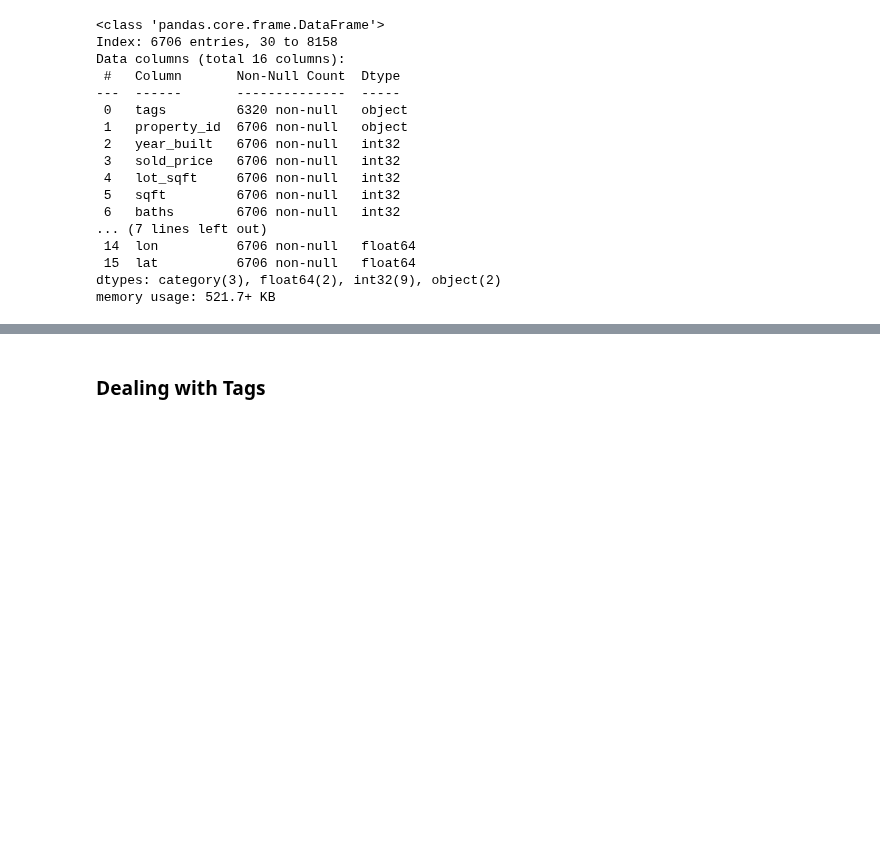
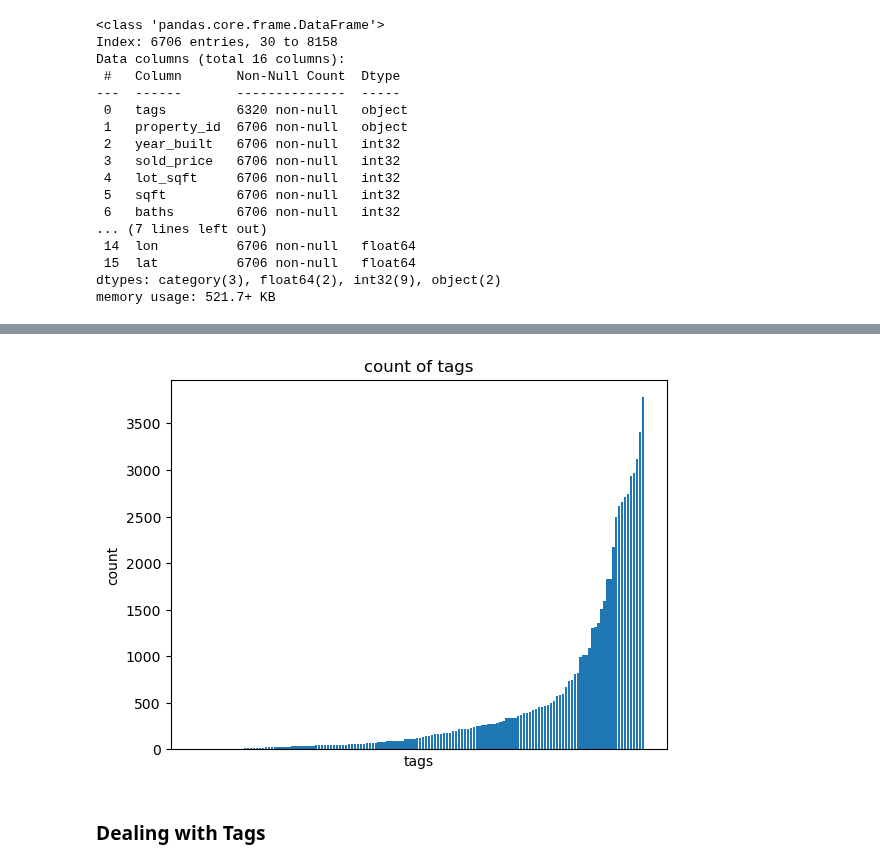
Before and after one commit to FinchWilliam/DS-Midterm-Project, a Jupyter notebook: notebooks/1 - EDA.ipynb, the cells around one changed output, grey strips where cells are left out. Saved outputs shown, nothing was run; the diff lists cells and outputs as text; code cells hidden in the pictures; blank space fills up the shorter version.

```diff
--- a/notebooks/1 - EDA.ipynb
+++ b/notebooks/1 - EDA.ipynb
@@ -346,8 +347,3 @@ Data columns (total 16 columns):
  15  lat          6706 non-null   float64
 dtypes: category(3), float64(2), int32(9), object(2)
 memory usage: 521.7+ KB
-# %%
-tags_df = df[['tags','property_id']].explode('tags')
-df = df.drop('tags',axis=1)
-df = pd.merge(tags_df, df, how='outer', on='property_id')
-df.drop_duplicates()
@@ -371,0 +350,12 @@ len(df['tags'].unique())
+# %%
+#lets break down all the tags so we can see how they feature
+tag_list = []
+for tag in df['tags']:
+    if isinstance(tag, list):
+        for mini_tag in tag:
+            # print(mini_tag)
+            tag_list.append(mini_tag)
+    else:
+        # print(tag, "not a minitag")
+        tag_list.append(tag)
+len(tag_list)
@@ -371,0 +364,9 @@ len(df['tags'].unique())
+# %%
+#turn that list of tags into a dataframe so I can easily see the count of how many times they're used along with the percent of total tags
+item_counts = pd.DataFrame()
+item_counts['tags'] = tag_list
+grouped_counts = item_counts.groupby('tags').size().reset_index(name='count')
+grouped_counts.sort_values('count', ascending=True, inplace=True, ignore_index=True)
+total_tags = len(tag_list)
+grouped_counts['percent_of_total'] = grouped_counts['count'] / total_tags *100
+grouped_counts
@@ -372,3 +387,13 @@ len(df['tags'].unique())
+# %%
+plt.bar(grouped_counts['tags'], grouped_counts['count'])
+plt.xlabel("tags")
+plt.xticks([])
+plt.ylabel("count")
+plt.title("count of tags")
+plt.xticks(rotation = 45)
+plt.show()
+# %% [output]
+[figure, added]
 # %% [markdown]
 ### Dealing with Tags
 # %% [markdown]
```
Also changed, not shown: parts of 5 cells of this notebook, 1 other file.
